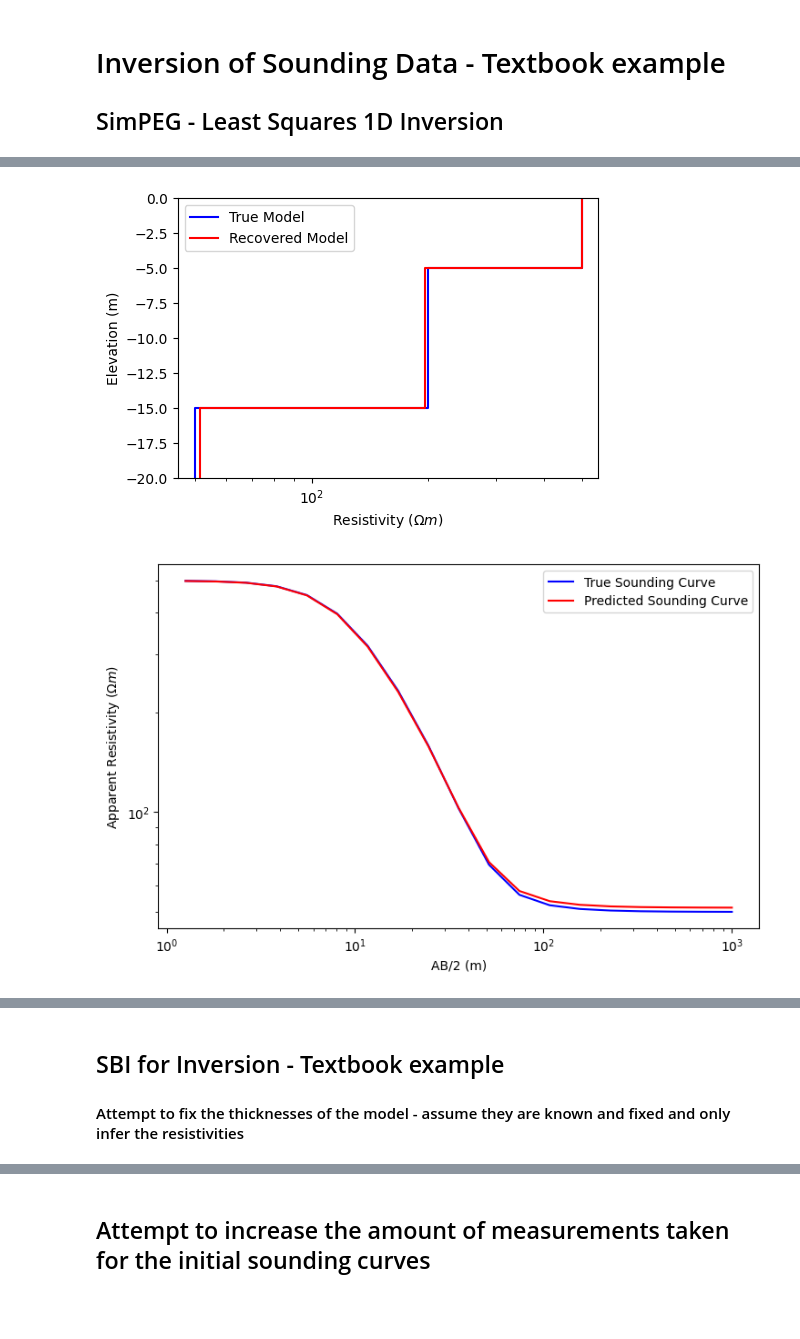
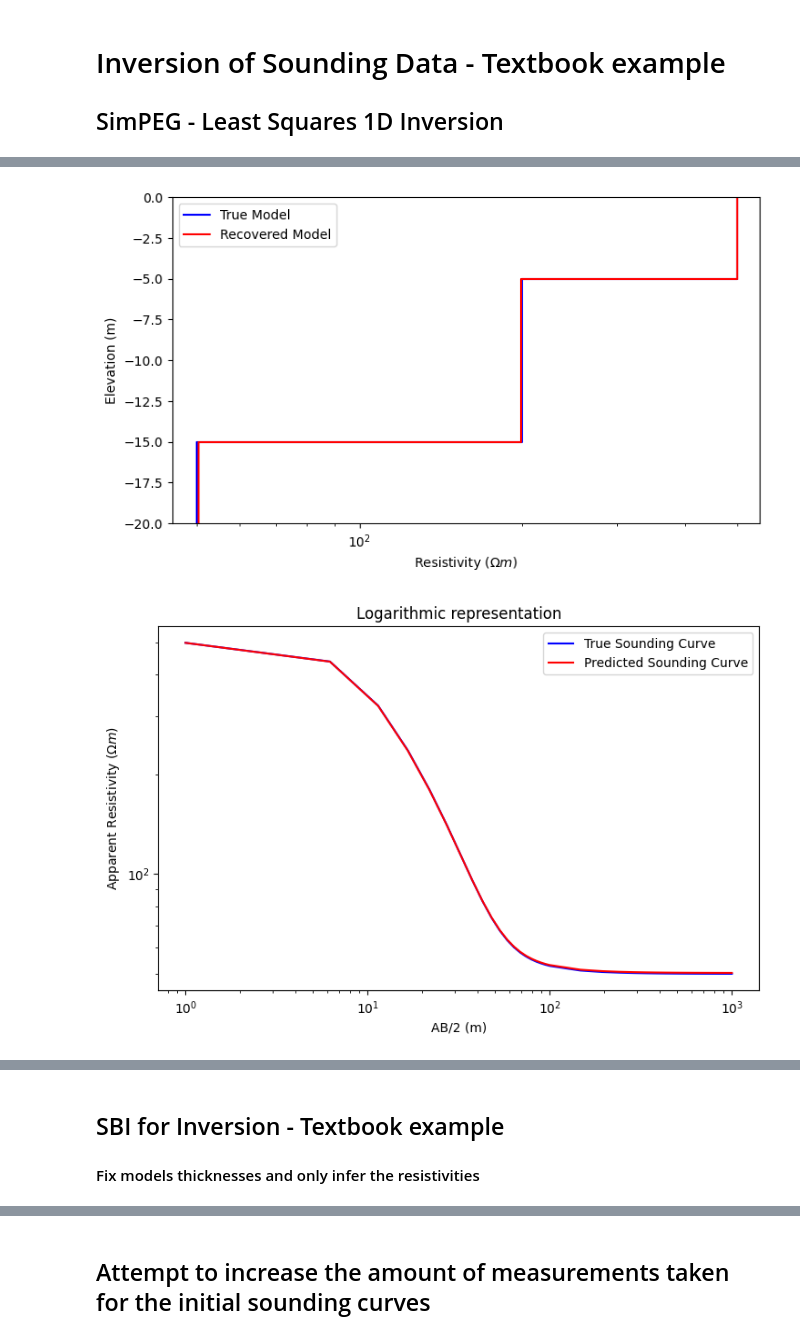
Before and after one commit to mdeppner/ves_modeling, a Jupyter notebook: notebooks/forward.ipynb, the cells around one changed output, grey strips where cells are left out. Saved outputs shown, nothing was run; the diff lists cells and outputs as text; code cells hidden in the pictures; blank space fills up the shorter version.

Commit message:
linear and log spacing between measurements. attempt to improve sbi inversion

```diff
--- a/notebooks/forward.ipynb
+++ b/notebooks/forward.ipynb
@@ -100,0 +137,19 @@ plt.show()
+# %%
+# Define layer thicknesses.
+layer_thicknesses = np.r_[5.0, 10.0]
+
+# Define layer resistivities.
+model = np.r_[500, 200, 50]
+
+# Define mapping from model to 1D layers.
+model_map = maps.IdentityMap(nP=len(model))
+# %%
+# Define the simulation
+simulation = dc.simulation_1d.Simulation1DLayers(
+    survey=survey_lin,
+    rhoMap=model_map,
+    thicknesses=layer_thicknesses,
+)
+
+# Predict data for a given model
+dpred_lin_spacing = simulation.dpred(model)
@@ -102,8 +169,8 @@ plt.show()
 # Inversion of Sounding Data - Textbook example
 ## SimPEG - Least Squares 1D Inversion
 # %%
-std = 0.02 * np.abs(dpred)
-data_object = data.Data(survey, dobs=dpred, standard_deviation=std)
+std = 0.02 * np.abs(dpred_lin_spacing)
+data_object = data.Data(survey_lin, dobs=dpred_lin_spacing, standard_deviation=std)
 # %%
 # Define layer thickness
 layer_thicknesses =  np.r_[5,10]
@@ -121,7 +188,7 @@ model_map = maps.IdentityMap(nP=len(starting_model)) * maps.ExpMap()
 # %%
 # Define the physics of the problem using the Simulation1DLayers class.
 simulation = dc.simulation_1d.Simulation1DLayers(
-    survey=survey,
+    survey=survey_lin,
     rhoMap=model_map,
     thicknesses=layer_thicknesses,
 )
@@ -196,35 +263,47 @@ x0 has any nan: 0
 # Define true model and layer thicknesses
 true_model = np.r_[500, 200, 50]
 true_thickness = np.r_[5.0, 10.0]
 
 # Plot true model and recovered model
-fig = plt.figure(figsize=(6, 4))
+fig = plt.figure(figsize=(9, 5))
 x_min = np.min([np.min(model_map * recovered_model), np.min(model)])
 x_max = np.max([np.max(model_map * recovered_model), np.max(model)])
 
 ax1 = fig.add_axes([0.2, 0.15, 0.7, 0.7])
 plot_1d_layer_model(true_thickness, true_model, ax=ax1, plot_elevation=True, color="b")
 plot_1d_layer_model(
     layer_thicknesses,
     model_map * recovered_model,
     ax=ax1,
     plot_elevation=True,
     color="r",
 )
 ax1.set_xlabel(r"Resistivity ($\Omega m$)")
 ax1.set_xlim(0.9 * x_min, 1.1 * x_max)
 ax1.set_ylim(-20, 0)
 ax1.legend(["True Model", "Recovered Model"])
 
 # Plot the true and apparent resistivities on a sounding curve
 fig = plt.figure(figsize=(11, 5))
 ax1 = fig.add_axes([0.2, 0.1, 0.6, 0.8])
-ax1.loglog(electrode_separations, dpred, "b")
-ax1.loglog(electrode_separations, inv_prob.dpred, "r")
+ax1.loglog(electrode_separations_lin, dpred_lin_spacing, "b")
+ax1.loglog(electrode_separations_lin, inv_prob.dpred, "r")
 ax1.set_xlabel("AB/2 (m)")
 ax1.set_ylabel(r"Apparent Resistivity ($\Omega m$)")
 ax1.legend(["True Sounding Curve", "Predicted Sounding Curve"])
+plt.title("Logarithmic representation")
 plt.show()
+
+# Plot the true and apparent resistivities on a sounding curve
+fig = plt.figure(figsize=(11, 5))
+ax1 = fig.add_axes([0.2, 0.1, 0.6, 0.8])
+ax1.plot(electrode_separations_lin, dpred_lin_spacing, "b")
+ax1.plot(electrode_separations_lin, inv_prob.dpred, "r")
+ax1.set_xlabel("AB/2 (m)")
+ax1.set_ylabel(r"Apparent Resistivity ($\Omega m$)")
+ax1.legend(["True Sounding Curve", "Predicted Sounding Curve"])
+plt.title("Linear representation")
+plt.show()
 # %% [output]
-[figure, old version]
+[figure, new version]
-[figure, old version]
+[figure, new version]
@@ -231,3 +311,3 @@ plt.show()
 # %% [markdown]
 ## SBI for Inversion - Textbook example
-#### Attempt to fix the thicknesses of the model - assume they are known and fixed and only infer the resistivities
+#### Fix models thicknesses and only infer the resistivities
```
Also changed, not shown: parts of 32 cells of this notebook, 1 other file.
